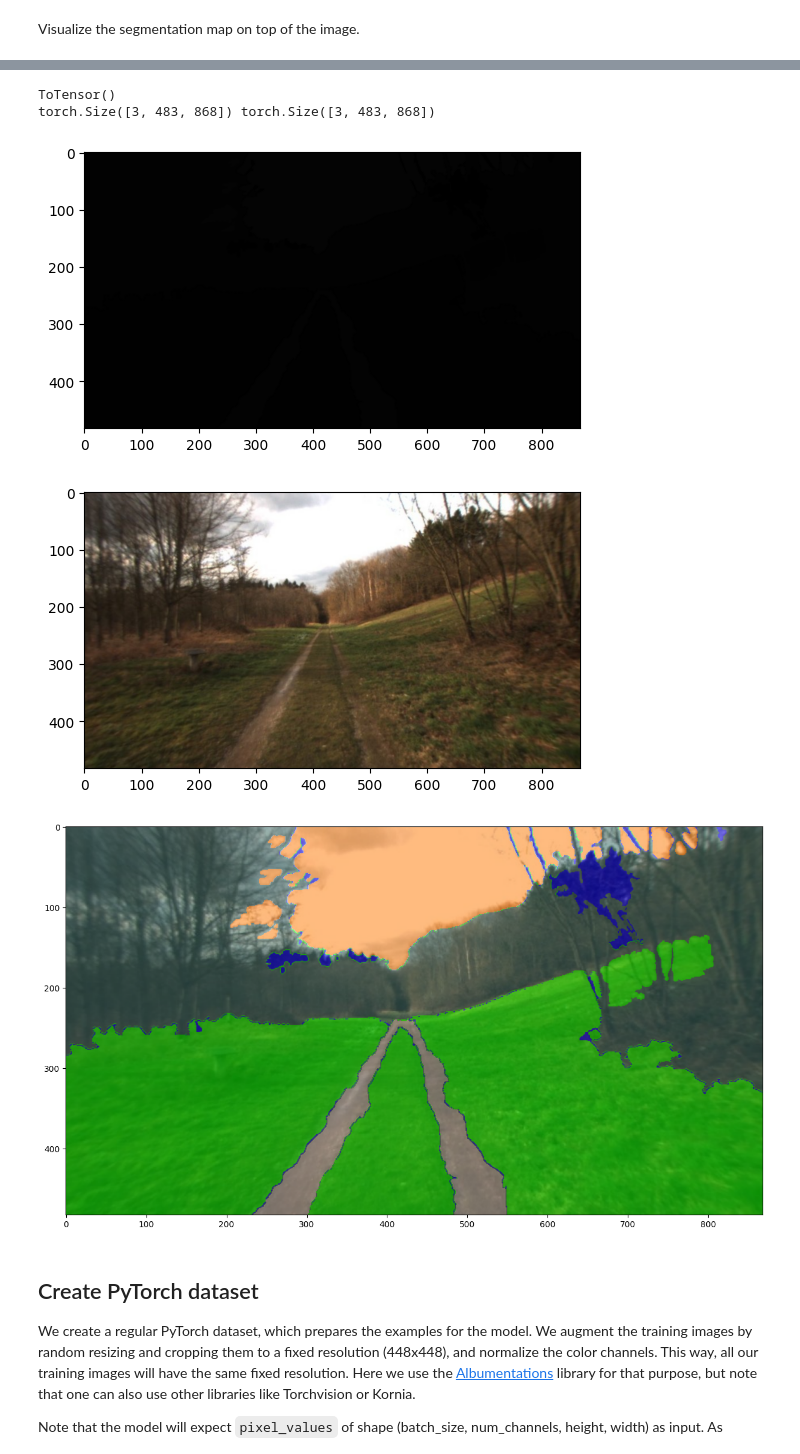
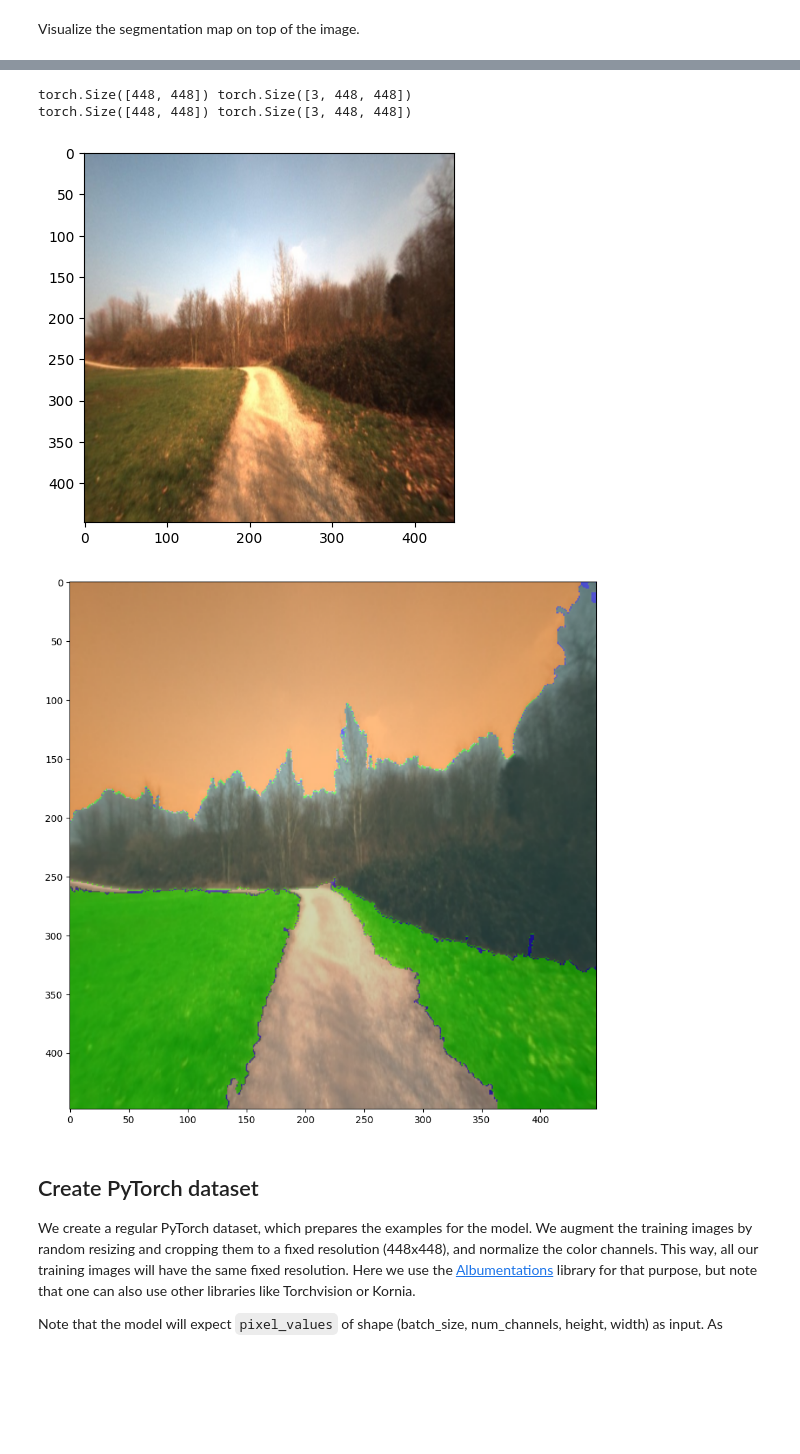
Before and after one commit to tamu-edu-students/HyperTools, a Jupyter notebook: examples/segmentation_training_head.ipynb, the cells around one changed output, grey strips where cells are left out. Cells and saved outputs as stored; diff of their text form; code cells hidden in the pictures; blank space fills up the shorter version.

Commit message:
first pass through segmentation training

```diff
--- a/examples/segmentation_training_head.ipynb
+++ b/examples/segmentation_training_head.ipynb
@@ -147,7 +196,8 @@ import torchvision.transforms as transforms
 
 def visualize_map(image, segmentation_map, id2color):
     # color_seg = np.zeros((segmentation_map.shape[1], segmentation_map.shape[2], 3), dtype=np.uint8) # height, width, 3
-    segmentation_map = mask[0]*255
+    # segmentation_map = mask[0]*255
+    print(segmentation_map.shape, image.shape)
     color_seg = np.zeros((segmentation_map.shape[0], segmentation_map.shape[1], 3), dtype=np.uint8) # height, width, 3
 
     # Iterate over each pixel
@@ -168,15 +218,17 @@ def visualize_map(image, segmentation_map, id2color):
     plt.show()
 
 
-image, mask = train_dataset[1]
-print(mask.shape, image.shape)
+image, mask = train_dataset[10]
 
-mask_permuted = mask.permute(1, 2, 0)
+# print(mask)
+mask_permuted = mask#.permute(1, 2, 0)
 plt.imshow(mask_permuted)
 plt.show()
 
 img_permute = image.permute(1, 2, 0)
 plt.imshow(img_permute)
+
 #FIXME: running into issues here
+print(mask.shape, image.shape)
 visualize_map(image, mask, id2color)
 # %% [output]
@@ -183,8 +236,7 @@ visualize_map(image, mask, id2color)
-ToTensor()
-torch.Size([3, 483, 868]) torch.Size([3, 483, 868])
+torch.Size([448, 448]) torch.Size([3, 448, 448])
+torch.Size([448, 448]) torch.Size([3, 448, 448])
-[figure, old version]
-[figure, old version]
+[figure, new version]
-[figure, old version]
+[figure, new version]
 # %% [markdown]
 ## Create PyTorch dataset
 
```
Also changed, not shown: parts of 13 cells of this notebook, 2 other files.
